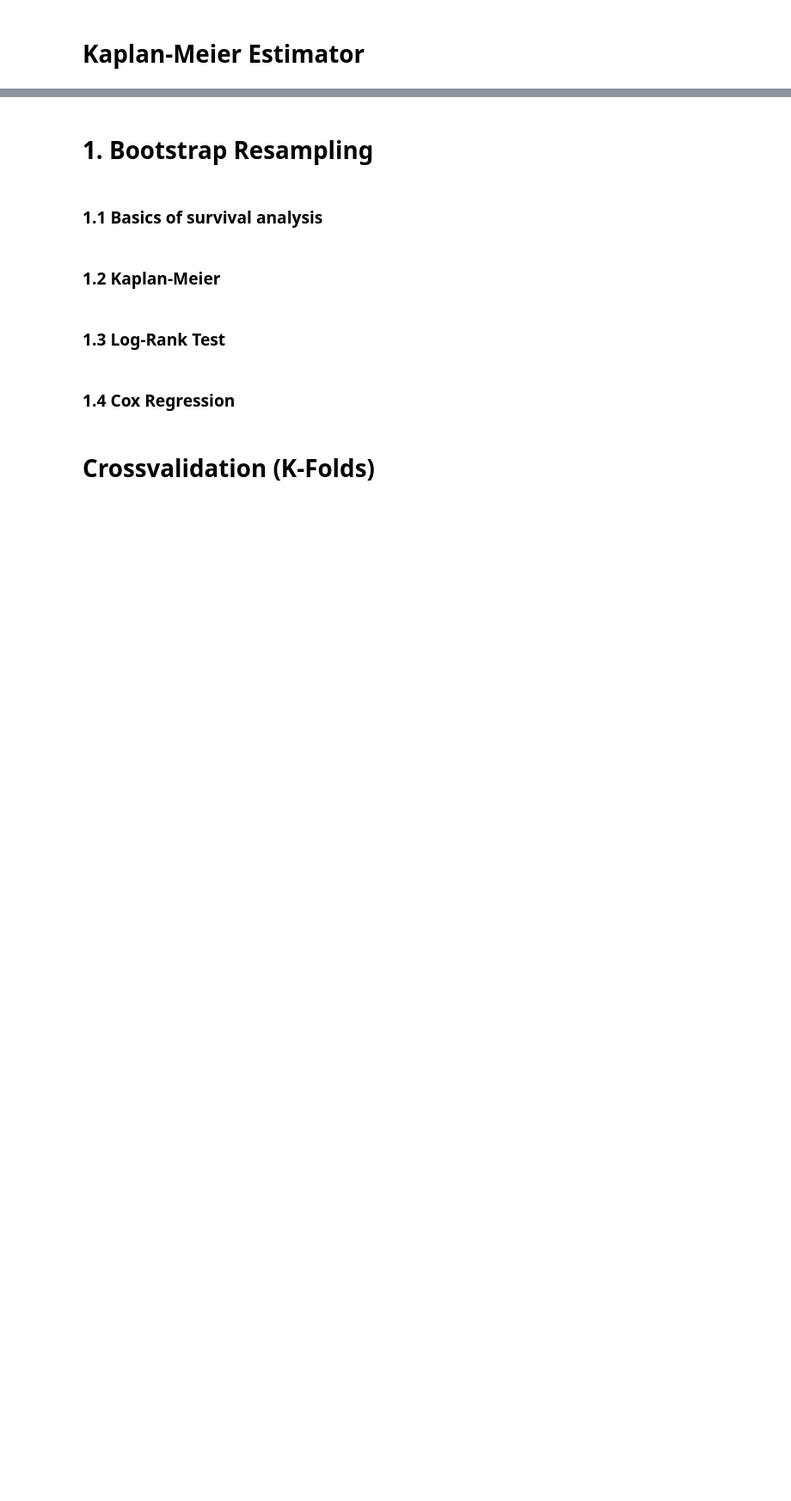
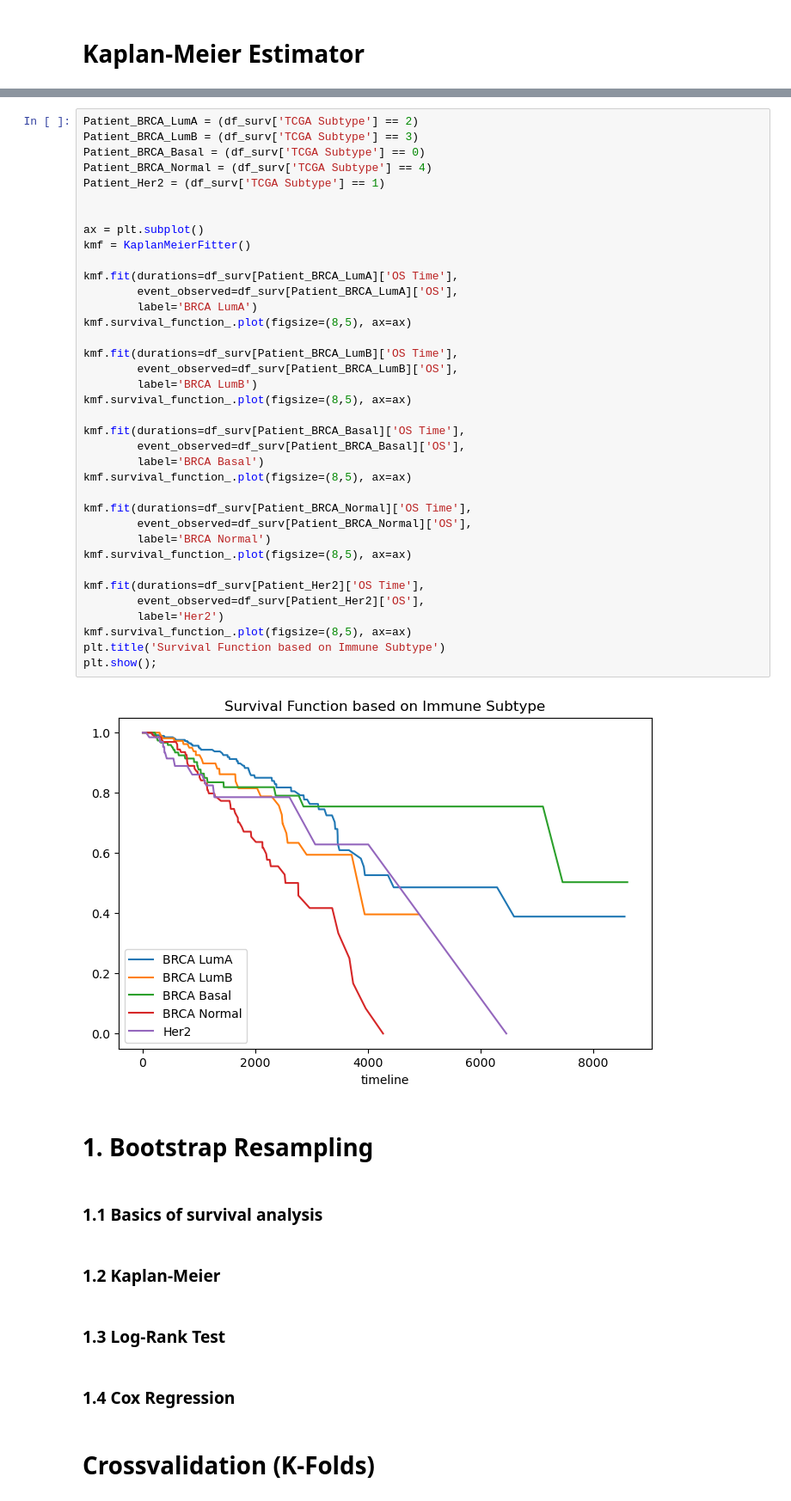
Before and after one commit to Rawanrb/SurvivalTutorial, a Jupyter notebook: Tutorial-1.ipynb, the cells around one changed output, grey strips where cells are left out. Shown: that part at 86% size. Drawn from its saved outputs; the diff is of its cells as text; blank space fills up the shorter version.

```diff
--- a/Tutorial-1.ipynb
+++ b/Tutorial-1.ipynb
@@ -139,3 +187,42 @@ kmf.survival_function_
+# %%
+Patient_BRCA_LumA = (df_surv['TCGA Subtype'] == 2)
+Patient_BRCA_LumB = (df_surv['TCGA Subtype'] == 3)
+Patient_BRCA_Basal = (df_surv['TCGA Subtype'] == 0)
+Patient_BRCA_Normal = (df_surv['TCGA Subtype'] == 4)
+Patient_Her2 = (df_surv['TCGA Subtype'] == 1)
+
+
+ax = plt.subplot()
+kmf = KaplanMeierFitter()
+
+kmf.fit(durations=df_surv[Patient_BRCA_LumA]['OS Time'],
+        event_observed=df_surv[Patient_BRCA_LumA]['OS'],
+        label='BRCA LumA')
+kmf.survival_function_.plot(figsize=(8,5), ax=ax)
+
+kmf.fit(durations=df_surv[Patient_BRCA_LumB]['OS Time'],
+        event_observed=df_surv[Patient_BRCA_LumB]['OS'],
+        label='BRCA LumB')
+kmf.survival_function_.plot(figsize=(8,5), ax=ax)
+
+kmf.fit(durations=df_surv[Patient_BRCA_Basal]['OS Time'],
+        event_observed=df_surv[Patient_BRCA_Basal]['OS'],
+        label='BRCA Basal')
+kmf.survival_function_.plot(figsize=(8,5), ax=ax)
+
+kmf.fit(durations=df_surv[Patient_BRCA_Normal]['OS Time'],
+        event_observed=df_surv[Patient_BRCA_Normal]['OS'],
+        label='BRCA Normal')
+kmf.survival_function_.plot(figsize=(8,5), ax=ax)
+
+kmf.fit(durations=df_surv[Patient_Her2]['OS Time'],
+        event_observed=df_surv[Patient_Her2]['OS'],
+        label='Her2')
+kmf.survival_function_.plot(figsize=(8,5), ax=ax)
+plt.title('Survival Function based on Immune Subtype')
+plt.show();
+# %% [output]
+[figure, added]
 # %% [markdown]
 # 1. Bootstrap Resampling
 # %% [markdown]
```
Also changed, not shown: parts of 9 cells of this notebook.
